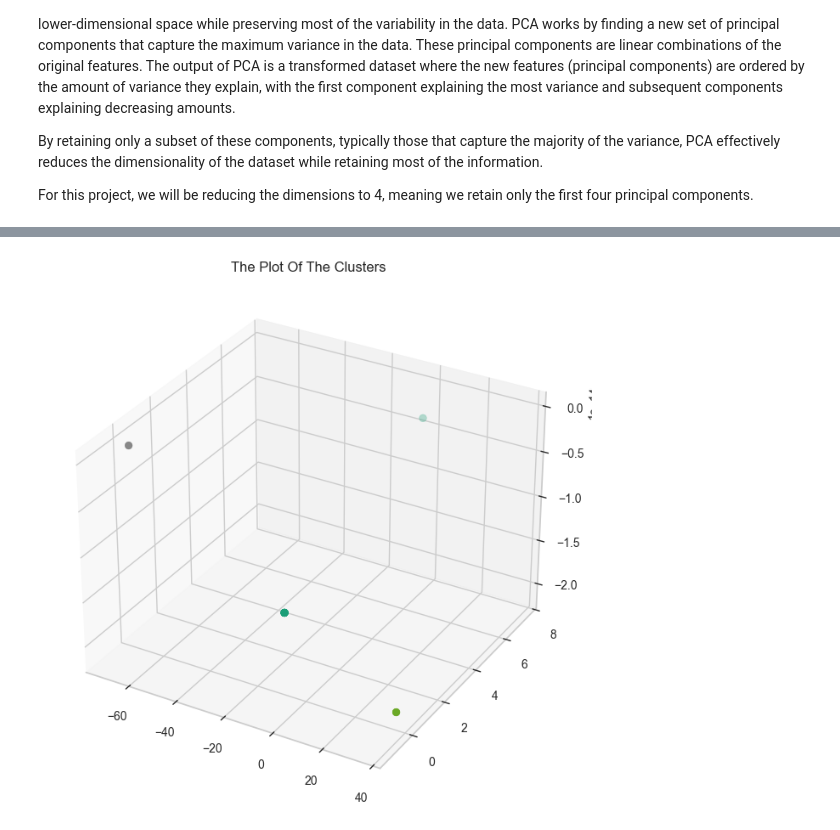
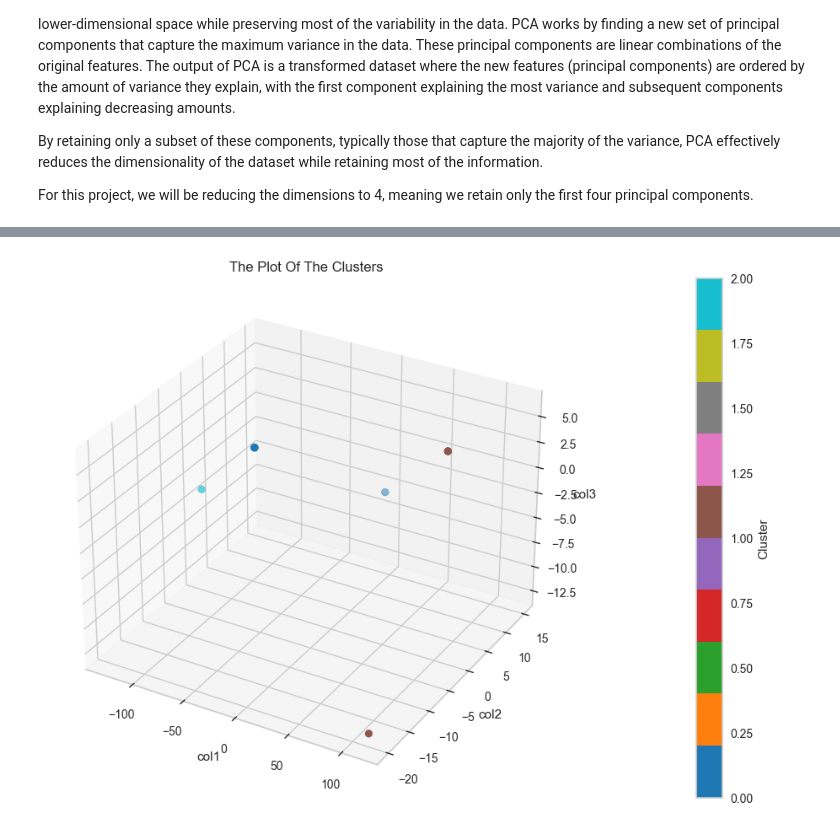
Before and after one commit to melaniefayne/mtihani_api, a Jupyter notebook: mtihaniapi/gen/performance.ipynb, the cells around one changed output, grey strips where cells are left out. Saved outputs shown, nothing was run; the diff lists cells and outputs as text; code cells hidden in the pictures.

```diff
--- a/mtihaniapi/gen/performance.ipynb
+++ b/mtihaniapi/gen/performance.ipynb
@@ -25,6 +24,6 @@ df.head()
 # %%
 exclude = ["id", "student_id", "student_name", "avg_expectation_level",
-           "best_5_question_ids", "worst_5_question_ids"]
+           "best_5_answer_ids", "worst_5_answer_ids"]
 
 skill_cols = [col for col in df.columns if col.startswith("Skill-")]
 grade_cols = [col for col in df.columns if col.startswith("Grade-")]
@@ -222,11 +236,25 @@ df["clusters"]= labels
 # %%
-fig = plt.figure(figsize=(20,8))
-ax = plt.subplot(111, projection='3d', label="bla")
-ax.scatter(x, y, z, s=40, c=pca_ds["clusters"], marker='o', cmap='Dark2')
+x = pca_ds["col1"]
+y = pca_ds["col2"]
+z = pca_ds["col3"]
+clusters = pca_ds["clusters"]
+
+fig = plt.figure(figsize=(20, 8))
+ax = fig.add_subplot(111, projection='3d')
+scatter = ax.scatter(x, y, z, s=40, c=clusters, marker='o', cmap='tab10')  # 'tab10' is good for categorical clusters
+
 ax.set_title("The Plot Of The Clusters")
+ax.set_xlabel("col1")
+ax.set_ylabel("col2")
+ax.set_zlabel("col3")
+
+# Optional: Add colorbar to indicate cluster numbers
+cbar = plt.colorbar(scatter, ax=ax, pad=0.1)
+cbar.set_label("Cluster")
+
 plt.show()
 # %% [output]
-[figure, old version]
+[figure, new version]
 # %%
 optimal_k = 3  # based on elbow
 
```
Also changed, not shown: parts of 19 cells of this notebook, 8 other files.
